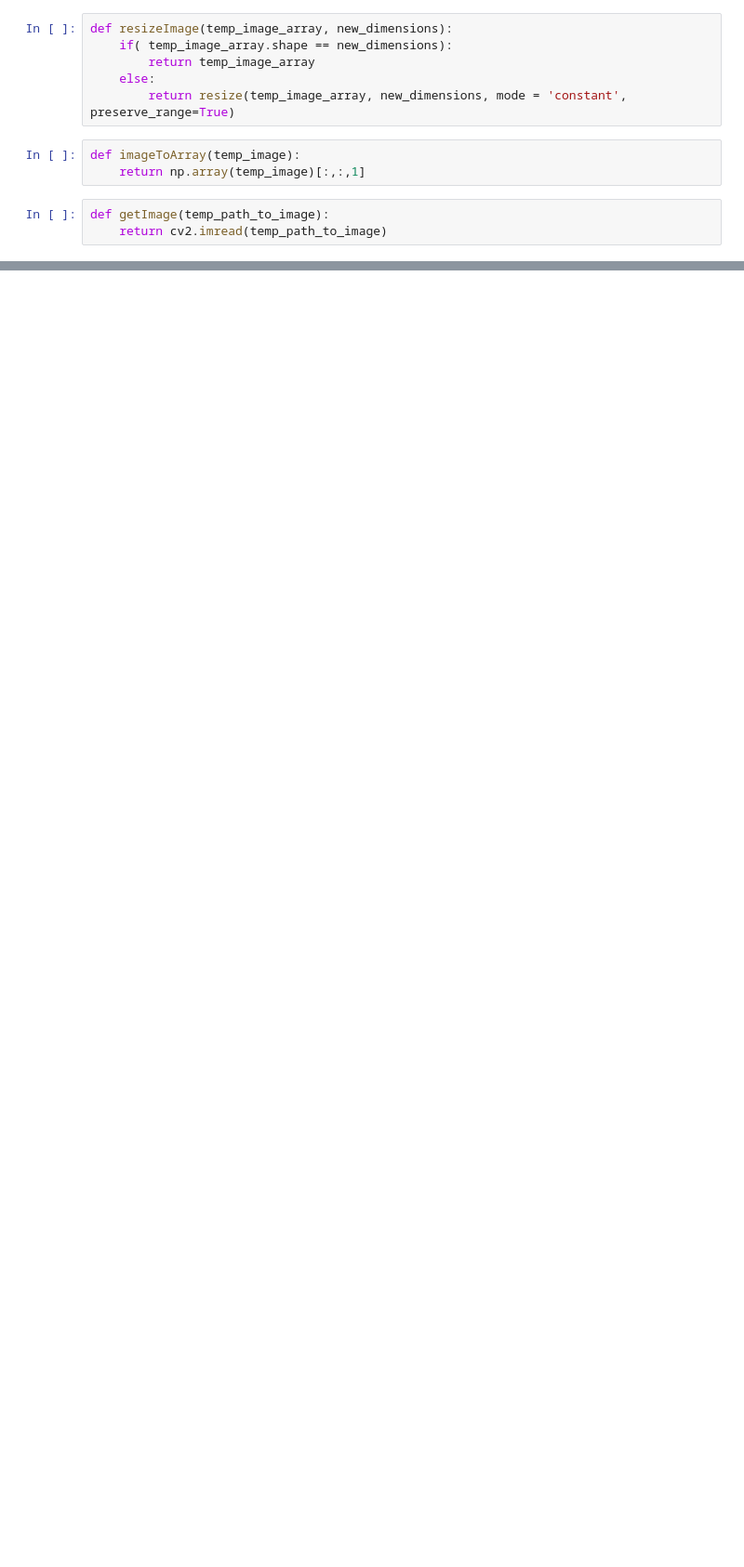
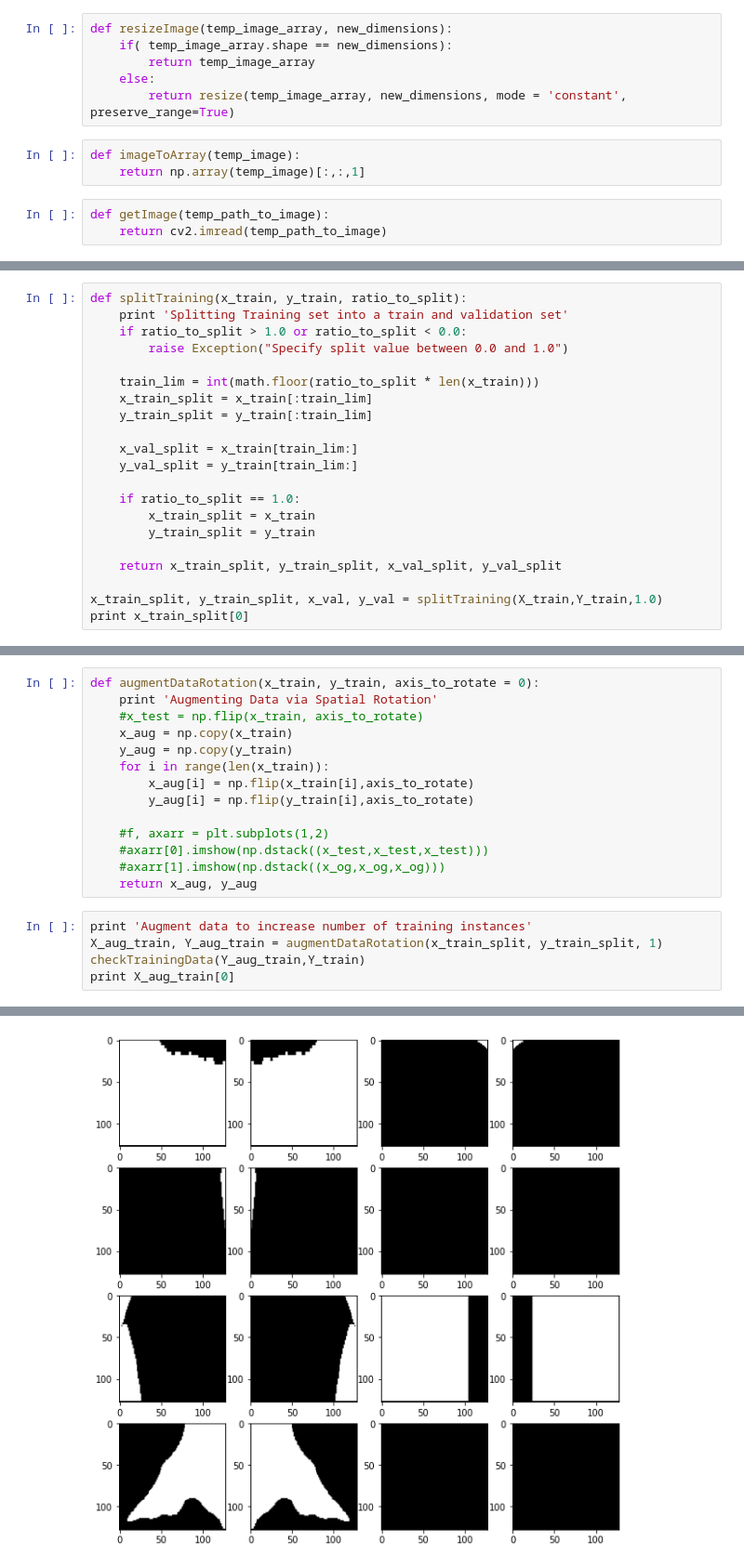
Before and after one commit to kuantumlad/kaggle-tgs_salt, a Jupyter notebook: kaggle-tgs_salt.ipynb, the cells around one changed output, grey strips where cells are left out. Shown at 93% size. Saved outputs shown, nothing was run; the diff lists cells and outputs as text; blank space fills up the shorter version.

Commit message:
augmentation

```diff
--- a/kaggle-tgs_salt.ipynb
+++ b/kaggle-tgs_salt.ipynb
@@ -71,0 +148,21 @@ Splitting training data into numpy array for iamges and masks
+# %%
+def splitTraining(x_train, y_train, ratio_to_split):
+    print 'Splitting Training set into a train and validation set'
+    if ratio_to_split > 1.0 or ratio_to_split < 0.0:
+        raise Exception("Specify split value between 0.0 and 1.0")
+
+    train_lim = int(math.floor(ratio_to_split * len(x_train)))
+    x_train_split = x_train[:train_lim]
+    y_train_split = y_train[:train_lim]
+
+    x_val_split = x_train[train_lim:]
+    y_val_split = y_train[train_lim:]
+
+    if ratio_to_split == 1.0:
+        x_train_split = x_train
+        y_train_split = y_train
+
+    return x_train_split, y_train_split, x_val_split, y_val_split
+
+x_train_split, y_train_split, x_val, y_val = splitTraining(X_train,Y_train,1.0)
+print x_train_split[0]
@@ -71,0 +187,20 @@ Splitting training data into numpy array for iamges and masks
+# %%
+def augmentDataRotation(x_train, y_train, axis_to_rotate = 0):
+    print 'Augmenting Data via Spatial Rotation'
+    #x_test = np.flip(x_train, axis_to_rotate)
+    x_aug = np.copy(x_train)
+    y_aug = np.copy(y_train)
+    for i in range(len(x_train)):
+        x_aug[i] = np.flip(x_train[i],axis_to_rotate)
+        y_aug[i] = np.flip(y_train[i],axis_to_rotate)
+
+    #f, axarr = plt.subplots(1,2)
+    #axarr[0].imshow(np.dstack((x_test,x_test,x_test)))
+    #axarr[1].imshow(np.dstack((x_og,x_og,x_og)))
+    return x_aug, y_aug
+# %%
+print 'Augment data to increase number of training instances'
+X_aug_train, Y_aug_train = augmentDataRotation(x_train_split, y_train_split, 1)
+checkTrainingData(Y_aug_train,Y_train)
+print X_aug_train[0]
+# %% [output]
@@ -71,0 +224 @@ Splitting training data into numpy array for iamges and masks
+[figure, added]
```
Also changed, not shown: parts of 17 cells of this notebook, 2 other files.
